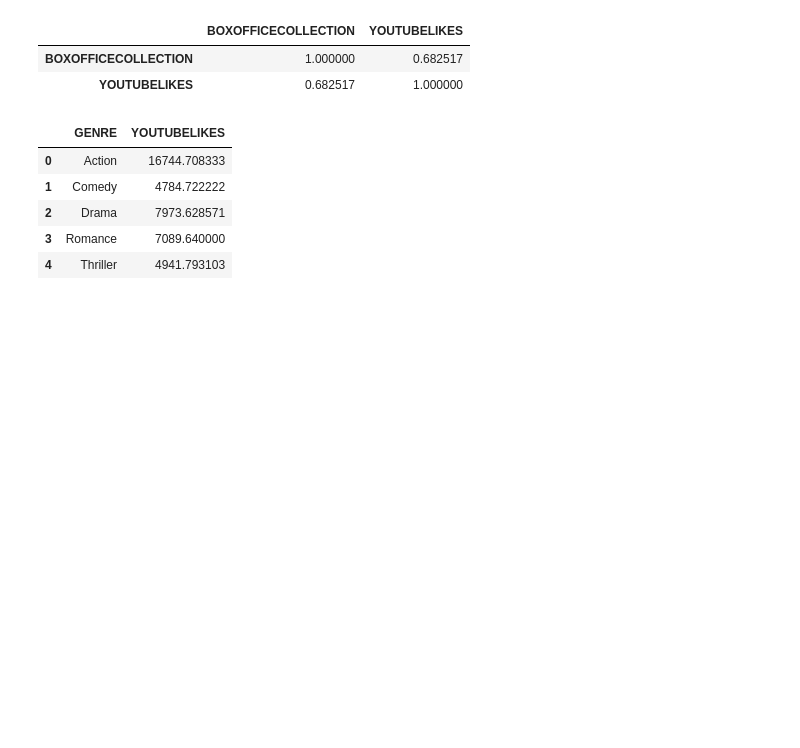
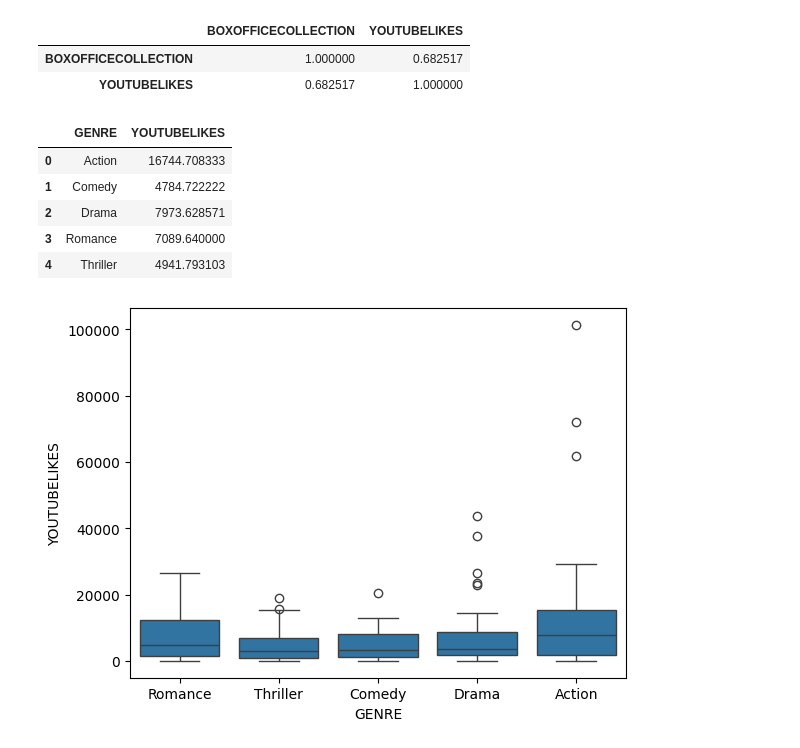
Before and after one commit to Vishal80990/Bollywood_Movie_and_SA_Heart_Data_Analysis, a Jupyter notebook: Untitled.ipynb, the cells around one changed output. Drawn from its saved outputs; the diff is of its cells as text; code cells hidden in the pictures; blank space fills up the shorter version.

```diff
--- a/Untitled.ipynb
+++ b/Untitled.ipynb
@@ -202,3 +202,8 @@ bolly_df.groupby('GENRE')['YOUTUBELIKES'].mean().reset_index()
 | 2 | Drama | 7973.628571 |
 | 3 | Romance | 7089.640000 |
 | 4 | Thriller | 4941.793103 |
+# %%
+#  Which genre of movies typically sees more YouTube likes? Draw boxplots for each genre of movies to compare.
+sn.boxplot(x='GENRE',y='YOUTUBELIKES',data=bolly_df);
+# %% [output]
+[figure, added]
```
Also changed, not shown: parts of 1 cell of this notebook.
